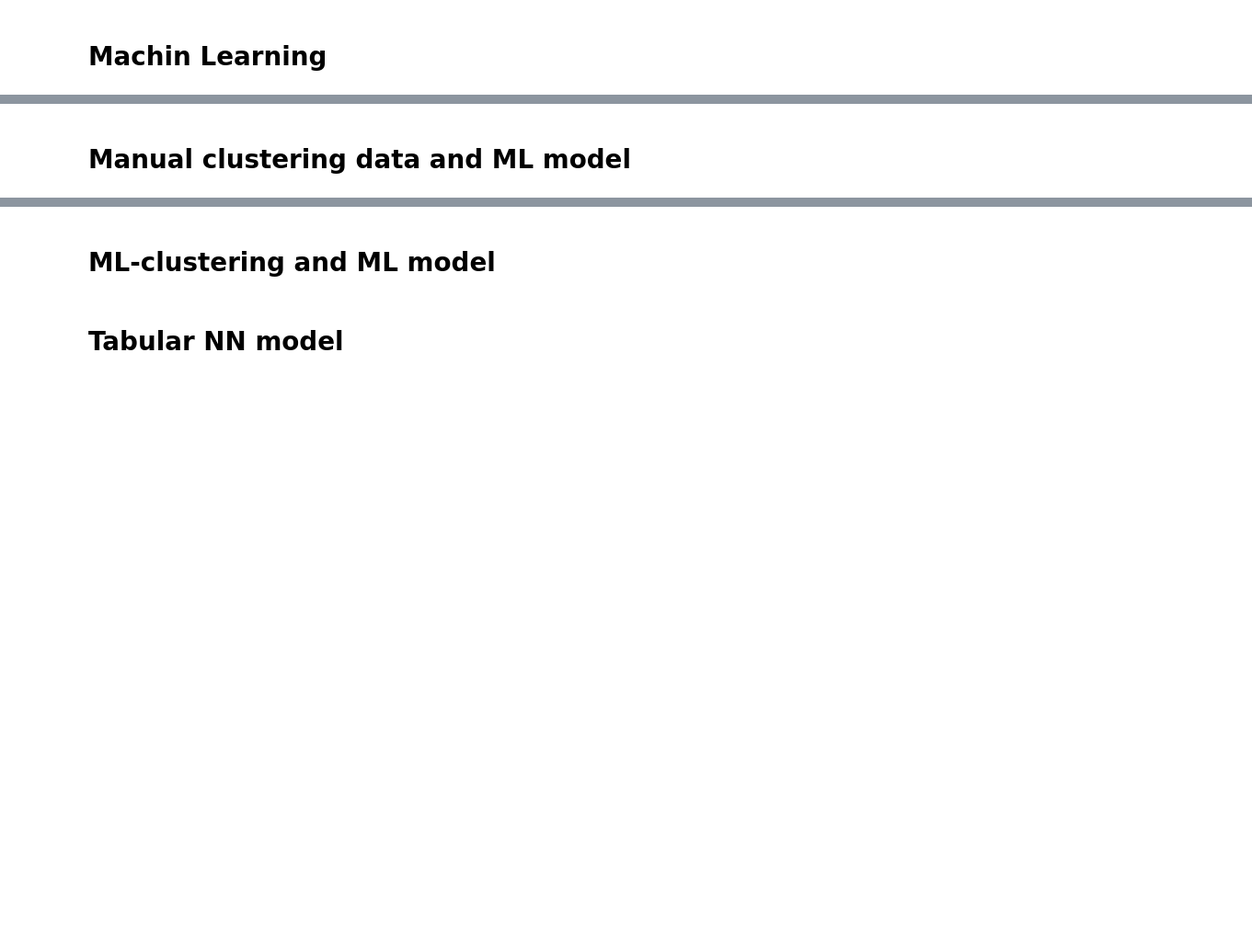
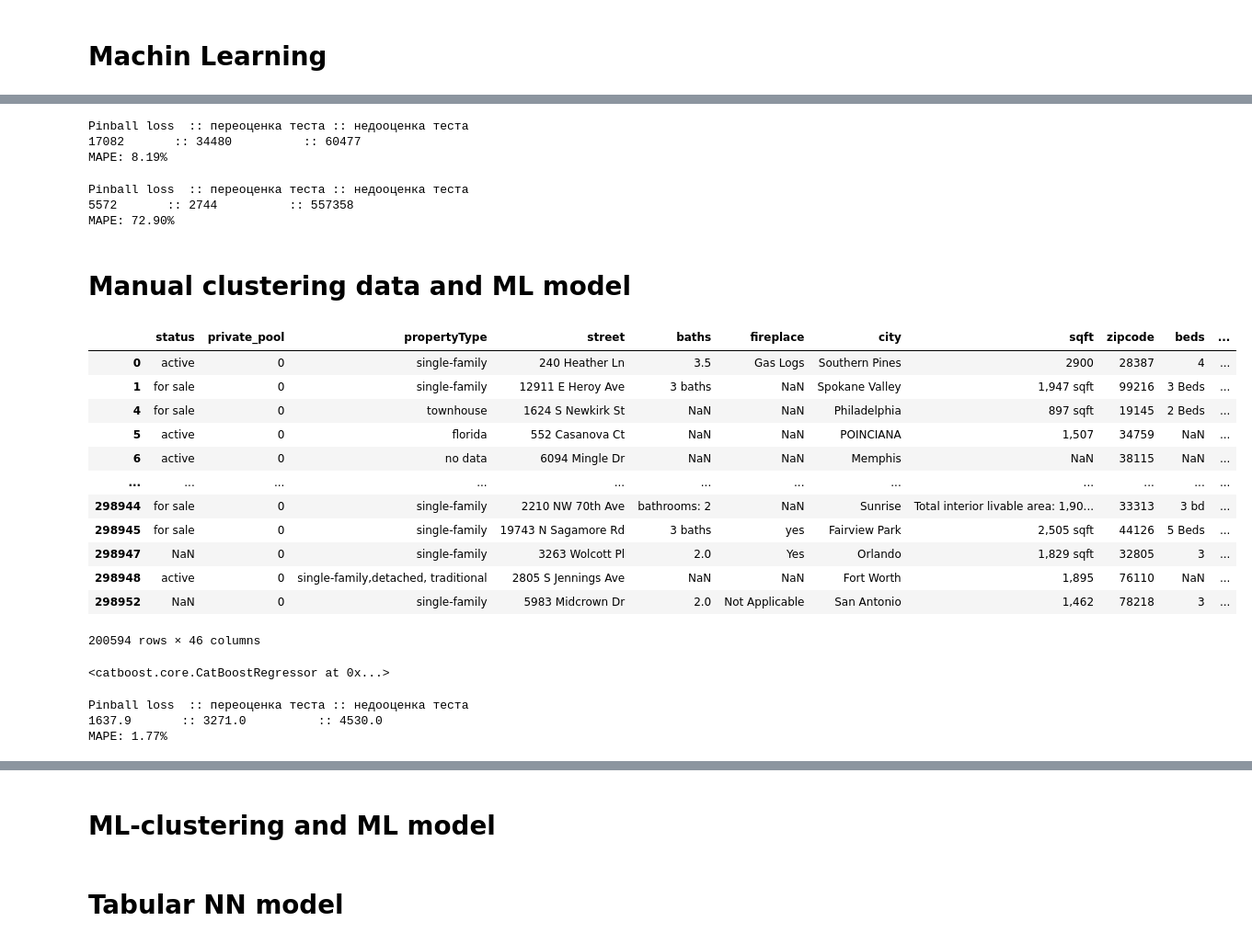
Before and after one commit to SeregeiKroupen/SF, a Jupyter notebook: final_project/Final_project_ML.ipynb, the cells around one changed output, grey strips where cells are left out. Shown: that part at 92% size. Drawn from its saved outputs; the diff is of its cells as text; code cells hidden in the pictures; blank space fills up the shorter version.

```diff
--- a/final_project/Final_project_ML.ipynb
+++ b/final_project/Final_project_ML.ipynb
@@ -27,5 +27,7 @@ from tqdm.notebook import tqdm
 # Constants and loading data
 # %%
 PATH = '/Users/irenaradzevich/Documents/sergei_dev/final project/'
+TARGET, SEED = 'target', 42
+np.random.seed(SEED)
 # %%
 data = pd.read_csv(PATH+'data_preprocessed.csv')
@@ -37,0 +185,3 @@ data.shape
+# %%
+data.drop(['Unnamed: 0'], axis=1, inplace=True)
+data.info()
@@ -38,2 +337,37 @@ data.shape
+# %%
+print('Pinball loss  :: переоценка теста :: недооценка теста')
+print(f'{mpl_value:0.0f}       :: {avg_upper_test:0.0f}          :: {avg_under_test:0.0f}')
+print(f'MAPE: {mape_value:0.2F}%')
+# base parameters
+# %% [output]
+Pinball loss  :: переоценка теста :: недооценка теста
+17082       :: 34480          :: 60477
+MAPE: 8.19%
+# %%
+print('Pinball loss  :: переоценка теста :: недооценка теста')
+print(f'{mpl_value:0.0f}       :: {avg_upper_test:0.0f}          :: {avg_under_test:0.0f}')
+print(f'MAPE: {mape_value:0.2F}%')
+# loss='quantile' alpha=0.001
+# %% [output]
+Pinball loss  :: переоценка теста :: недооценка теста
+5572       :: 2744          :: 557358
+MAPE: 72.90%
 # %% [markdown]
 # Manual clustering data and ML model
+# %%
+till, up = 50_000, 500_000
+data[(data[TARGET]>=till)&(data[TARGET]<=up)]
+# %% [output]
+|  | status | private_pool | propertyType | street | baths | fireplace | city | sqft | zipcode | beds | ... |
+| 0 | active | 0 | single-family | 240 Heather Ln | 3.5 | Gas Logs | Southern Pines | 2900 | 28387 | 4 | ... |
+| 1 | for sale | 0 | single-family | 12911 E Heroy Ave | 3 baths | NaN | Spokane Valley | 1,947 sqft | 99216 | 3 Beds | ... |
+| 4 | for sale | 0 | townhouse | 1624 S Newkirk St | NaN | NaN | Philadelphia | 897 sqft | 19145 | 2 Beds | ... |
+| 5 | active | 0 | florida | 552 Casanova Ct | NaN | NaN | POINCIANA | 1,507 | 34759 | NaN | ... |
+| 6 | active | 0 | no data | 6094 Mingle Dr | NaN | NaN | Memphis | NaN | 38115 | NaN | ... |
+| ... | ... | ... | ... | ... | ... | ... | ... | ... | ... | ... | ... |
+| 298944 | for sale | 0 | single-family | 2210 NW 70th Ave | bathrooms: 2 | NaN | Sunrise | Total interior livable area: 1,90... | 33313 | 3 bd | ... |
+| 298945 | for sale | 0 | single-family | 19743 N Sagamore Rd | 3 baths | yes | Fairview Park | 2,505 sqft | 44126 | 5 Beds | ... |
+| 298947 | NaN | 0 | single-family | 3263 Wolcott Pl | 2.0 | Yes | Orlando | 1,829 sqft | 32805 | 3 | ... |
+| 298948 | active | 0 | single-family,detached, traditional | 2805 S Jennings Ave | NaN | NaN | Fort Worth | 1,895 | 76110 | NaN | ... |
+| 298952 | NaN | 0 | single-family | 5983 Midcrown Dr | 2.0 | Not Applicable | San Antonio | 1,462 | 78218 | 3 | ... |
+200594 rows × 46 columns
@@ -39,0 +381,25 @@ data.shape
+# %%
+model = CatBoostRegressor(iterations = 5000, random_seed = SEED)
+model.fit(x_train, y_train, verbose_eval=0)
+# %% [output]
+<catboost.core.CatBoostRegressor at 0x...>
+# %%
+y_true = np.exp(y_test)
+predict = np.exp(model.predict(x_test))
+
+if not results.empty:
+    results.drop(columns=results.columns, inplace=True)
+results = x_test.copy()
+results['y_test'] = np.exp(y_test)
+results['predict'] = predict.astype('int64')
+
+mpl_value, p, avg_under_test, avg_upper_test = mpl(alpha=0.01)
+mape_value, smape_value = mape(y_true, predict), smape(y_true, predict)
+
+print('Pinball loss  :: переоценка теста :: недооценка теста')
+print(f'{mpl_value:0.1f}       :: {avg_upper_test:0.1f}          :: {avg_under_test:0.1f}')
+print(f'MAPE: {mape_value:0.2F}%')
+# %% [output]
+Pinball loss  :: переоценка теста :: недооценка теста
+1637.9       :: 3271.0          :: 4530.0
+MAPE: 1.77%
```
Also changed, not shown: parts of 39 cells of this notebook, 5 other files.
